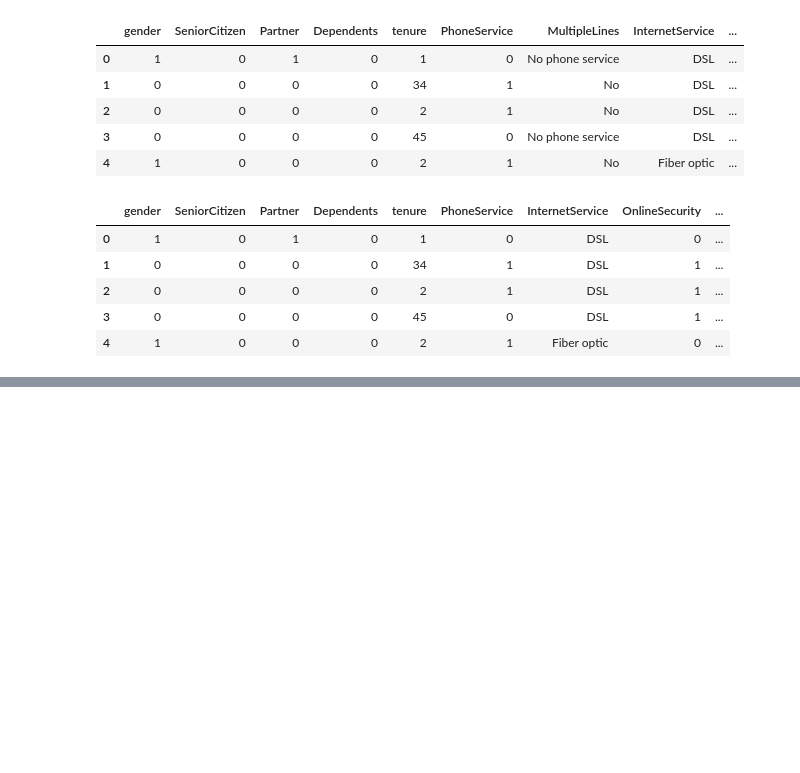
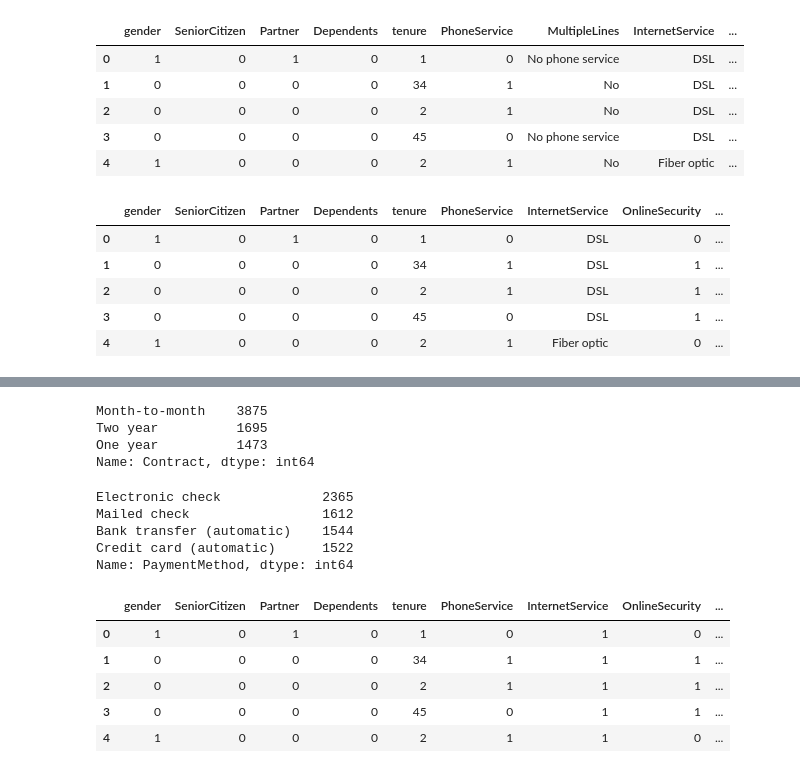
Before and after one commit to steeznation16/hackathon-jan-2019-clf, a Jupyter notebook: Untitled.ipynb, the cells around one changed output, grey strips where cells are left out. Saved outputs shown, nothing was run; the diff lists cells and outputs as text; code cells hidden in the pictures; blank space fills up the shorter version.

```diff
--- a/Untitled.ipynb
+++ b/Untitled.ipynb
@@ -241,0 +289,15 @@ df.corr()
+# %%
+df.Contract.value_counts()
+# %% [output]
+Month-to-month    3875
+Two year          1695
+One year          1473
+Name: Contract, dtype: int64
+# %%
+df.PaymentMethod.value_counts()
+# %% [output]
+Electronic check             2365
+Mailed check                 1612
+Bank transfer (automatic)    1544
+Credit card (automatic)      1522
+Name: PaymentMethod, dtype: int64
@@ -241,0 +306,9 @@ df.corr()
+# %%
+df.head()
+# %% [output]
+|  | gender | SeniorCitizen | Partner | Dependents | tenure | PhoneService | InternetService | OnlineSecurity | ... |
+| 0 | 1 | 0 | 1 | 0 | 1 | 0 | 1 | 0 | ... |
+| 1 | 0 | 0 | 0 | 0 | 34 | 1 | 1 | 1 | ... |
+| 2 | 0 | 0 | 0 | 0 | 2 | 1 | 1 | 1 | ... |
+| 3 | 0 | 0 | 0 | 0 | 45 | 0 | 1 | 1 | ... |
+| 4 | 1 | 0 | 0 | 0 | 2 | 1 | 1 | 0 | ... |
```
Also changed, not shown: parts of 21 cells of this notebook.
